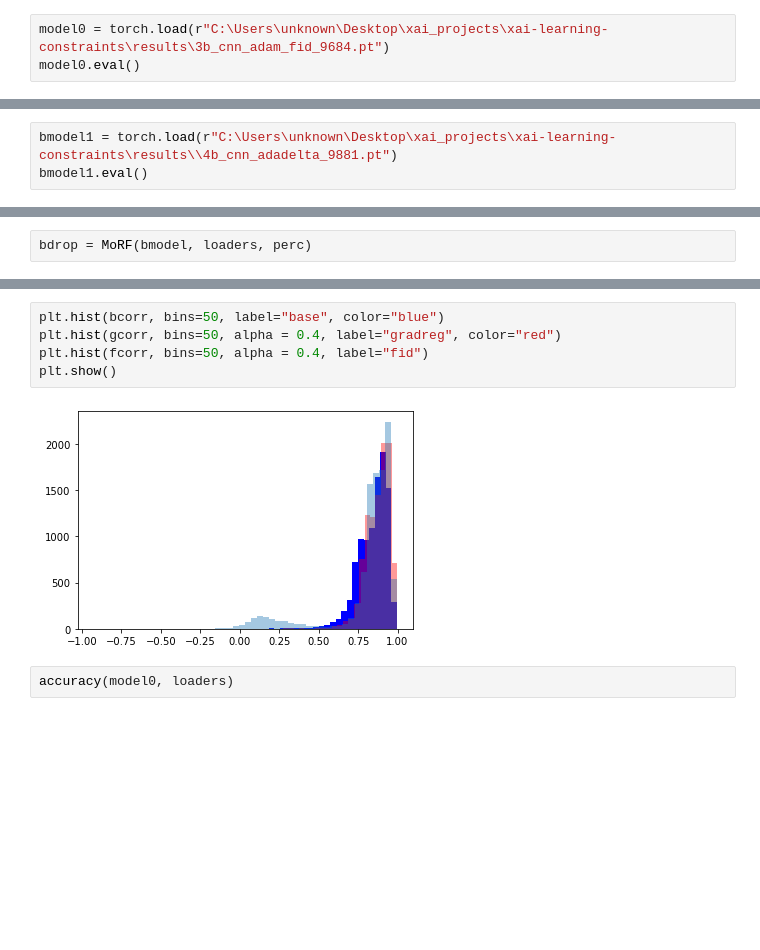
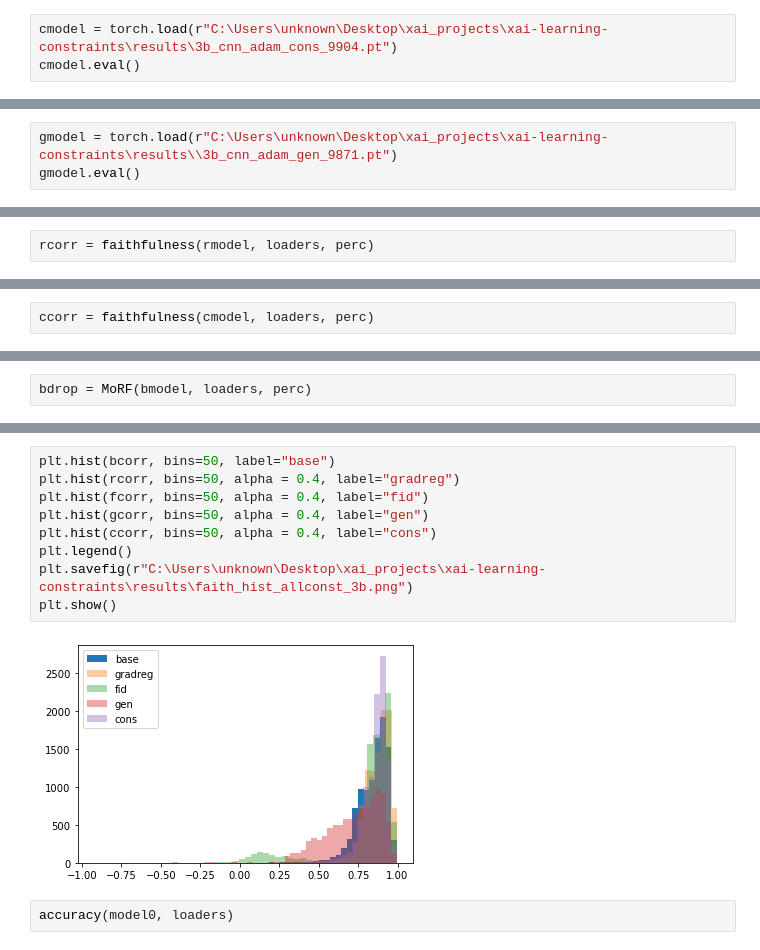
Before and after one commit to mikronco/xai-learning-constraints, a Jupyter notebook: xailoss_analysis.ipynb, the cells around one changed output, grey strips where cells are left out. Cells and saved outputs as stored; diff of their text form; blank space fills up the shorter version.

Commit message:
trained models with consistency and generalizability penalty terms

```diff
--- a/xailoss_analysis.ipynb
+++ b/xailoss_analysis.ipynb
@@ -65,8 +67,8 @@ CNN3b(
   (out): Linear(in_features=1568, out_features=10, bias=True)
 )
 # %%
-model0 = torch.load(r"C:\Users\unknown\Desktop\xai_projects\xai-learning-constraints\results\3b_cnn_adam_fid_9684.pt")
-model0.eval()
+cmodel = torch.load(r"C:\Users\unknown\Desktop\xai_projects\xai-learning-constraints\results\3b_cnn_adam_cons_9904.pt")
+cmodel.eval()
 # %% [output]
 CNN3b(
   (conv1): Sequential(
@@ -82,6 +84,6 @@ CNN3b(
   (out): Linear(in_features=1568, out_features=10, bias=True)
 )
 # %%
-bmodel1 = torch.load(r"C:\Users\unknown\Desktop\xai_projects\xai-learning-constraints\results\\4b_cnn_adadelta_9881.pt")
-bmodel1.eval()
+gmodel = torch.load(r"C:\Users\unknown\Desktop\xai_projects\xai-learning-constraints\results\\3b_cnn_adam_gen_9871.pt")
+gmodel.eval()
 # %% [output]
@@ -168,0 +123,2 @@ np.mean(bcorr)
+# %%
+rcorr = faithfulness(rmodel, loaders, perc)
@@ -168,0 +129,2 @@ np.mean(bcorr)
+# %%
+ccorr = faithfulness(cmodel, loaders, perc)
@@ -201,10 +186,14 @@ plt.show()
 # %%
-plt.hist(bcorr, bins=50, label="base", color="blue")
-plt.hist(gcorr, bins=50, alpha = 0.4, label="gradreg", color="red")
+plt.hist(bcorr, bins=50, label="base")
+plt.hist(rcorr, bins=50, alpha = 0.4, label="gradreg")
 plt.hist(fcorr, bins=50, alpha = 0.4, label="fid")
+plt.hist(gcorr, bins=50, alpha = 0.4, label="gen")
+plt.hist(ccorr, bins=50, alpha = 0.4, label="cons")
+plt.legend()
+plt.savefig(r"C:\Users\unknown\Desktop\xai_projects\xai-learning-constraints\results\faith_hist_allconst_3b.png")
 plt.show()
 # %% [output]
-[figure, old version]
+[figure, new version]
 # %%
 accuracy(model0, loaders)
 # %% [output]
```
Also changed, not shown: parts of 22 cells of this notebook, 3 other files.
